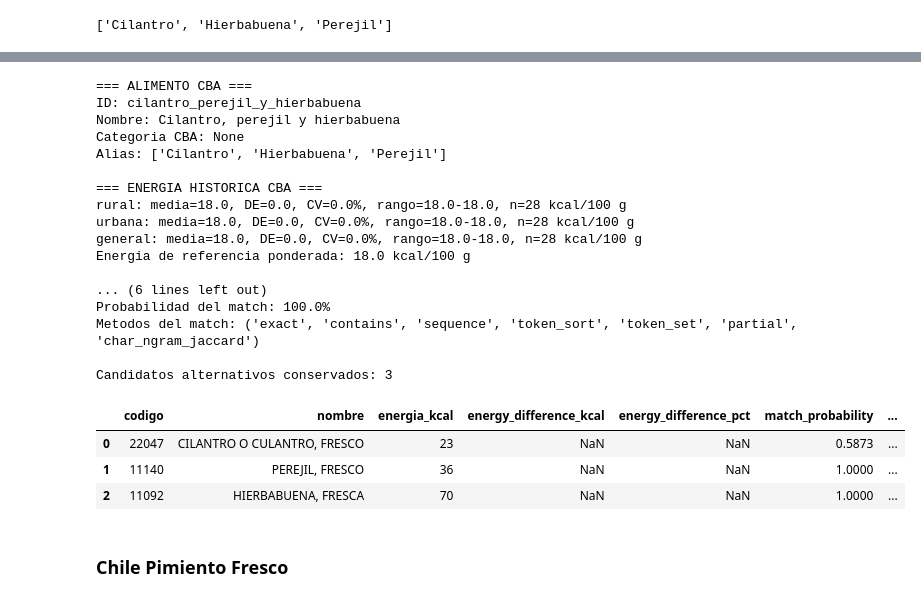
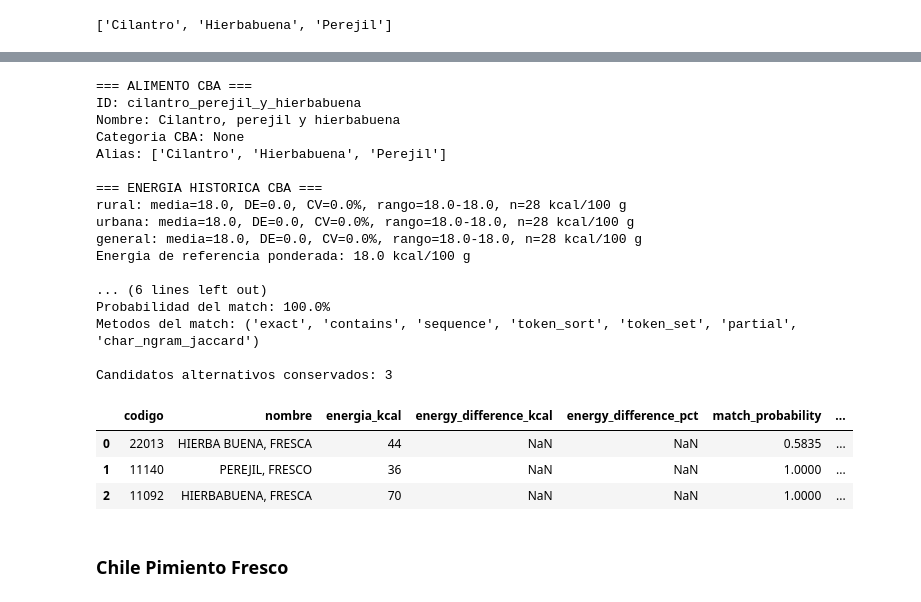
Before and after one commit to ordev-gt/canasta-inteligente-gt, a Jupyter notebook: notebooks/cba_pipeline.ipynb, the cells around one changed output, grey strips where cells are left out. Cells and saved outputs as stored; diff of their text form; code cells hidden in the pictures.

```diff
--- a/notebooks/cba_pipeline.ipynb
+++ b/notebooks/cba_pipeline.ipynb
@@ -4296,40 +4218,40 @@ fresh_herb_candidates[[
 | 2 | 11140 | PEREJIL, FRESCO | perejil fresco | 36 | 0.95 | 34.20 | ... |
 | 3 | 11092 | HIERBABUENA, FRESCA | hierbabuena fresca | 70 | 0.61 | 42.70 | ... |
 # %%
-selected_incap_name = 'HIERBA BUENA, FRESCA'
+selected_incap_name = 'CILANTRO O CULANTRO, FRESCO'
 food = incap_enricher.enrich_food(
     category=22,
     name=selected_incap_name,
     min_probability=0.90,
     food=food,
 )
 
 selected_code = food.nutrition.incap_code if food.nutrition is not None else None
 food.nutrition_candidates = fresh_herb_candidates[
     fresh_herb_candidates['codigo'].astype(str) != str(selected_code)
 ].reset_index(drop=True)
 
 summary_food_incap_match('cilantro_perejil_y_hierbabuena', catalog)
 # %% [output]
 === ALIMENTO CBA ===
 ID: cilantro_perejil_y_hierbabuena
 Nombre: Cilantro, perejil y hierbabuena
 Categoria CBA: None
 Alias: ['Cilantro', 'Hierbabuena', 'Perejil']
 
 === ENERGIA HISTORICA CBA ===
 rural: media=18.0, DE=0.0, CV=0.0%, rango=18.0-18.0, n=28 kcal/100 g
 urbana: media=18.0, DE=0.0, CV=0.0%, rango=18.0-18.0, n=28 kcal/100 g
 general: media=18.0, DE=0.0, CV=0.0%, rango=18.0-18.0, n=28 kcal/100 g
 Energia de referencia ponderada: 18.0 kcal/100 g
 
 ... (6 lines left out)
 Probabilidad del match: 100.0%
 Metodos del match: ('exact', 'contains', 'sequence', 'token_sort', 'token_set', 'partial', 'char_ngram_jaccard')
 
 Candidatos alternativos conservados: 3
 |  | codigo | nombre | energia_kcal | energy_difference_kcal | energy_difference_pct | match_probability | ... |
-| 0 | 22047 | CILANTRO O CULANTRO, FRESCO | 23 | NaN | NaN | 0.5873 | ... |
+| 0 | 22013 | HIERBA BUENA, FRESCA | 44 | NaN | NaN | 0.5835 | ... |
 | 1 | 11140 | PEREJIL, FRESCO | 36 | NaN | NaN | 1.0000 | ... |
 | 2 | 11092 | HIERBABUENA, FRESCA | 70 | NaN | NaN | 1.0000 | ... |
 # %% [markdown]
```
Also changed, not shown: parts of 83 cells of this notebook, 16 other files.
